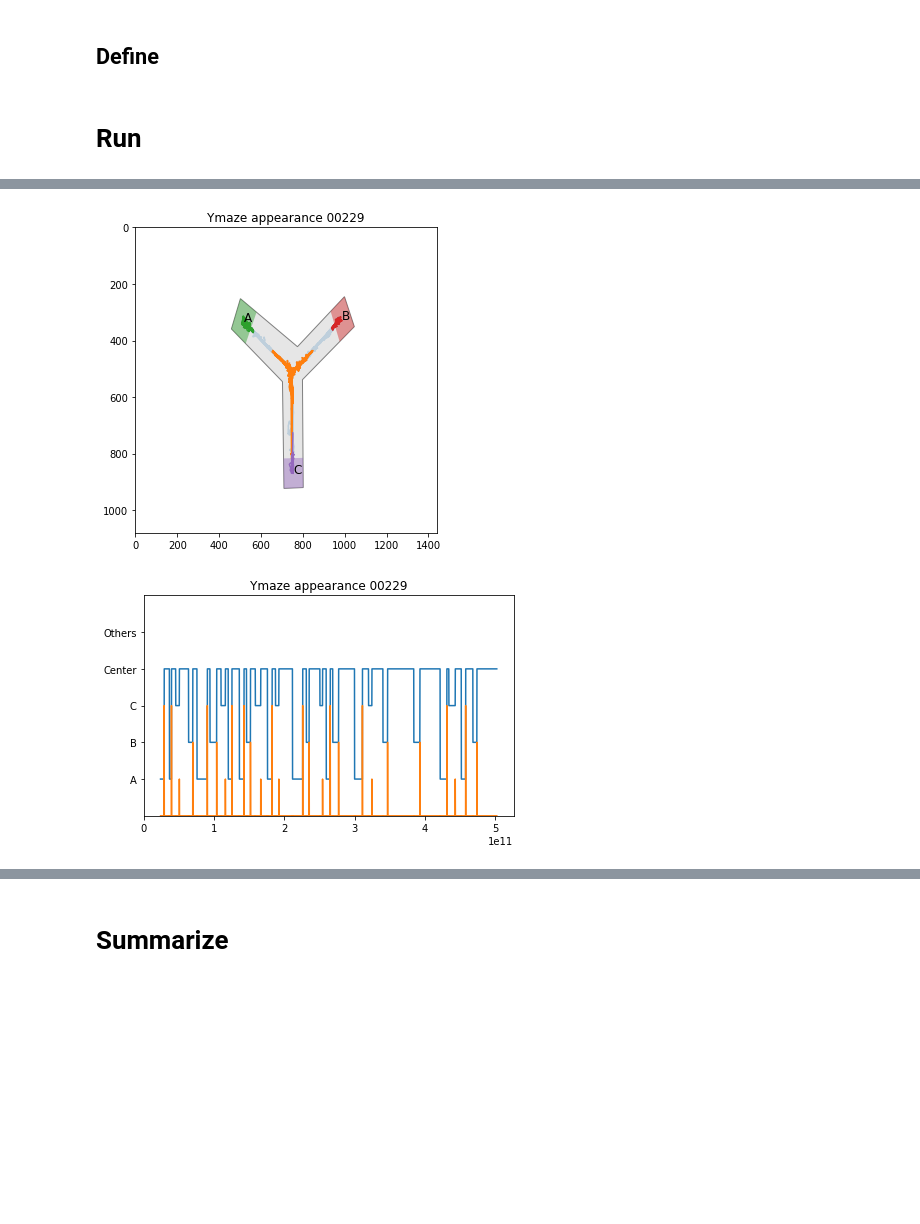
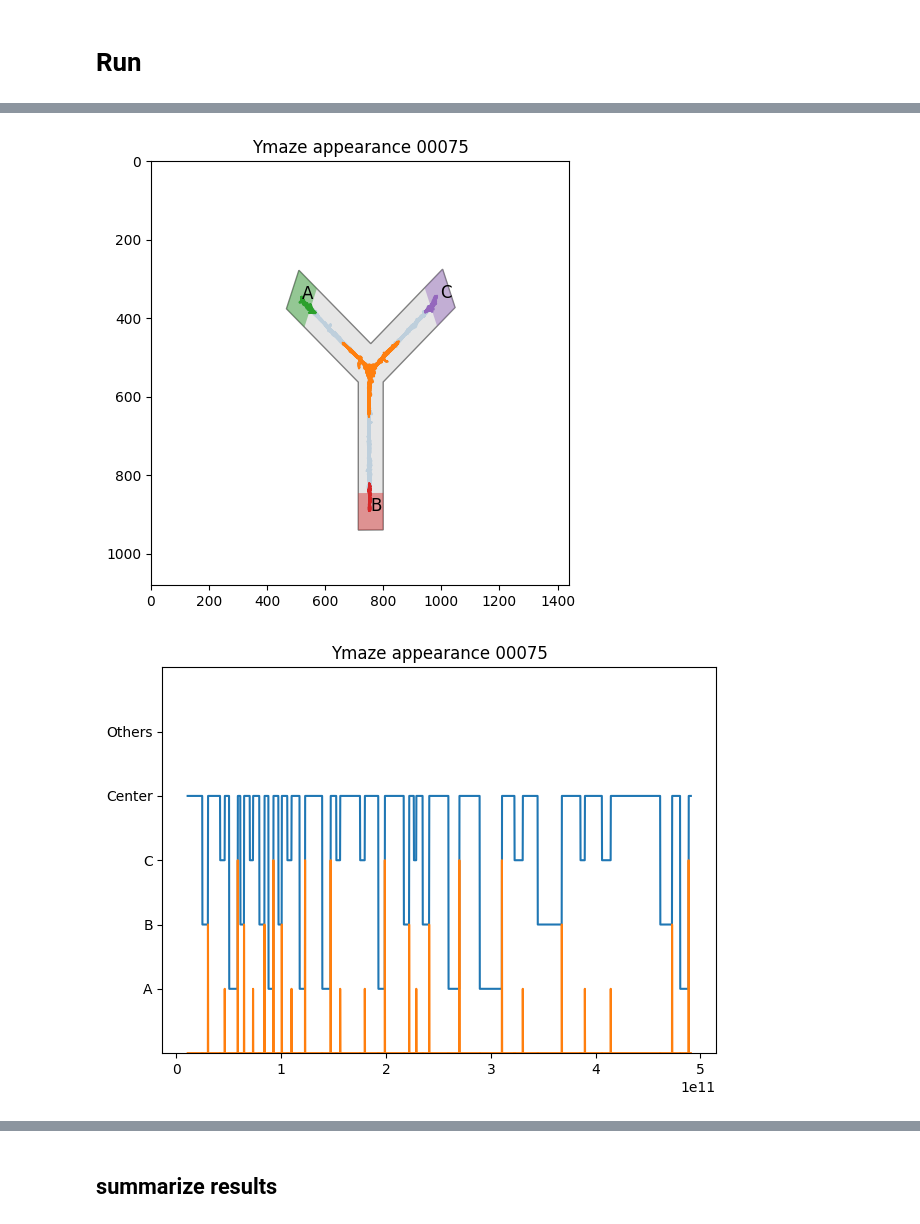
Before and after one commit to hayashi-laboratory/deeplabcut-analysis, a Jupyter notebook: scripts/YMaze_analysis.ipynb, the cells around one changed output, grey strips where cells are left out. Drawn from its saved outputs; the diff is of its cells as text; code cells hidden in the pictures; blank space fills up the shorter version.

```diff
--- a/scripts/YMaze_analysis.ipynb
+++ b/scripts/YMaze_analysis.ipynb
@@ -14,19 +11,16 @@ color_vals = ["grey", "#00b48C", "#440154" ]
 # %%
-HOMEDIR = "YMAZE"
+HOMEDIR = r"C:\Users\325576\Project\deeplabcut-analysis\sample\Y-maze"
 files_dict = glob_files(HOMEDIR)
 
 csv_list = files_dict.get(".csv")
 pkl_list = files_dict.get(".pickle")
-video_list = files_dict.get(".avi")
-# %% [markdown]
-## Define
 # %% [markdown]
 # Run
 # %%
 ymaze_datas = []
 for csv, pkl in zip(csv_list, pkl_list):
     print(f"Processed data on {csv.stem}!")
-    ymaze = YMazeAnalysis(csv, pkl)
+    ymaze = YMazeAnalysis(csv, pkl, time = 8)
     ymaze.analyze()
     ymaze.to_pickle()
     ymaze.plot_ymaze()
@@ -43,4 +48,4 @@ Compressed pickle was saved at YMAZE/00230_analysis.pkl.gz.
 All analyses are completed!
 Have a fun with summarizing the data
-[figure, old version]
+[figure, new version]
-[figure, old version]
+[figure, new version]
@@ -49,4 +60,4 @@ Have a fun with summarizing the data
-# %% [markdown]
-# Summarize
+# %% [markdown]
+## summarize results
 # %%
 data = pd.concat([n.summary_df for n in ymaze_datas], axis = 0)
```
Also changed, not shown: parts of 33 cells of this notebook.
